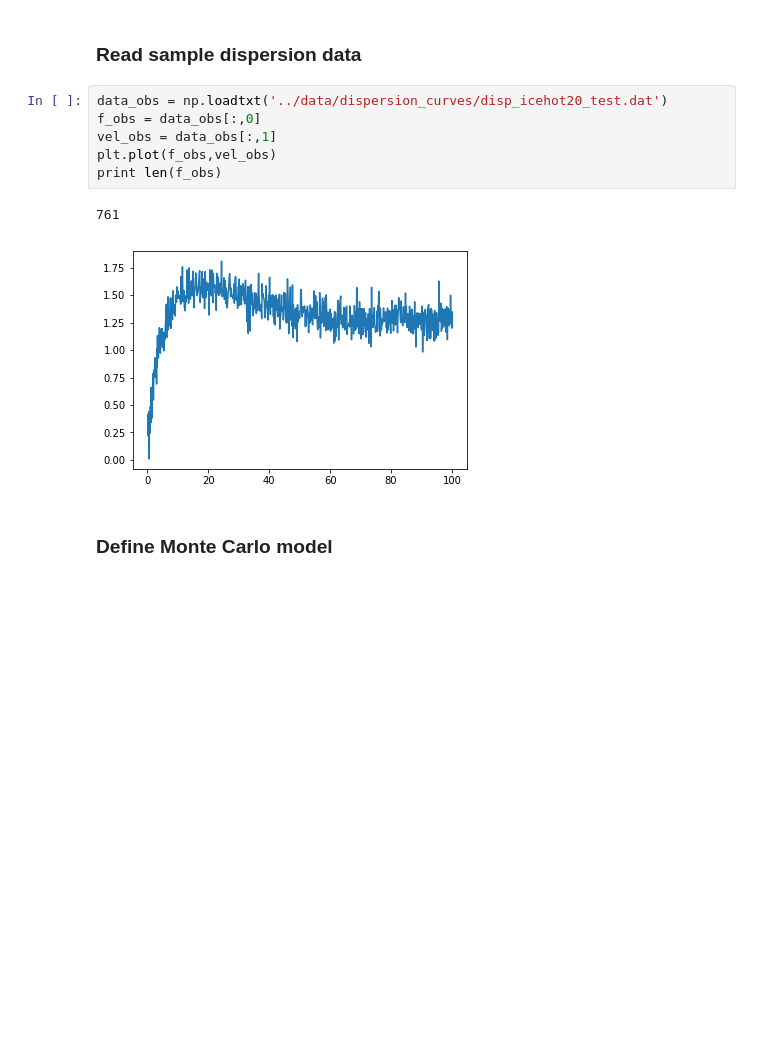
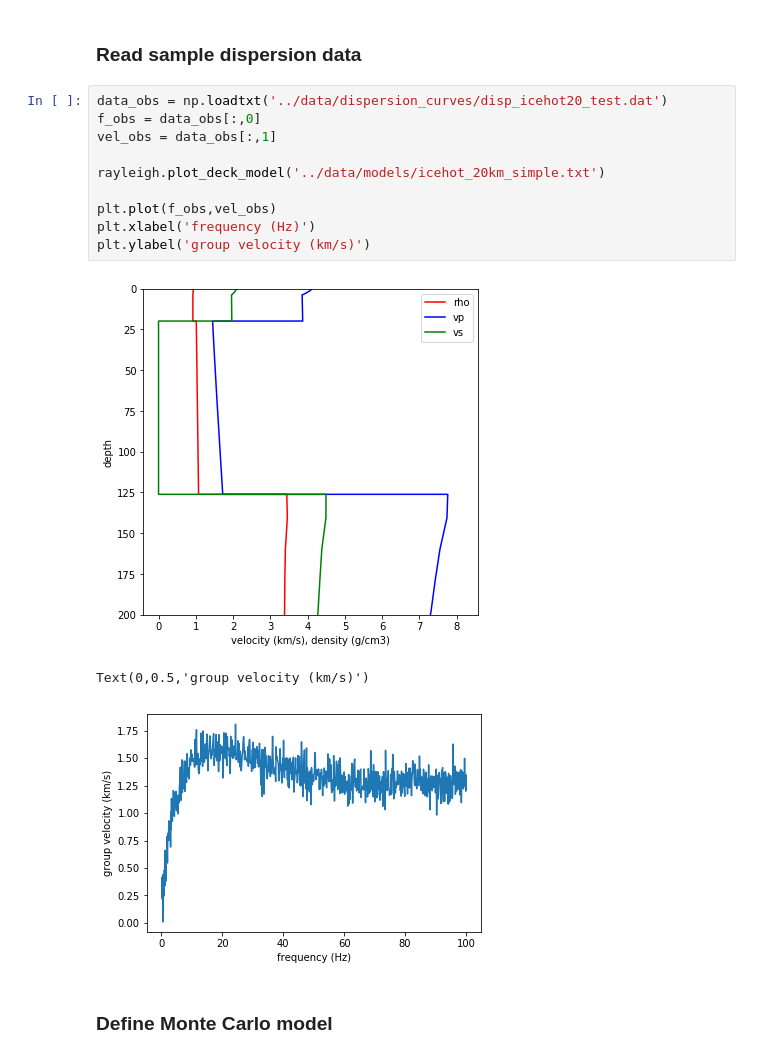
Before and after one commit to romaguir/europa_seismo, a Jupyter notebook: notebooks/simple_inversion.ipynb, the cells around one changed output. Saved outputs shown, nothing was run; the diff lists cells and outputs as text; blank space fills up the shorter version.

```diff
--- a/notebooks/simple_inversion.ipynb
+++ b/notebooks/simple_inversion.ipynb
@@ -12,12 +12,17 @@ from pymc.Matplot import plot
 # %%
 data_obs = np.loadtxt('../data/dispersion_curves/disp_icehot20_test.dat')
 f_obs = data_obs[:,0]
 vel_obs = data_obs[:,1]
+
+rayleigh.plot_deck_model('../data/models/icehot_20km_simple.txt')
+
 plt.plot(f_obs,vel_obs)
-print len(f_obs)
+plt.xlabel('frequency (Hz)')
+plt.ylabel('group velocity (km/s)')
 # %% [output]
+[figure, new version]
-761
+Text(0,0.5,'group velocity (km/s)')
-[figure, old version]
+[figure, added]
 # %% [markdown]
 ### Define Monte Carlo model
 # %%
```
Also changed, not shown: 9 other files.
